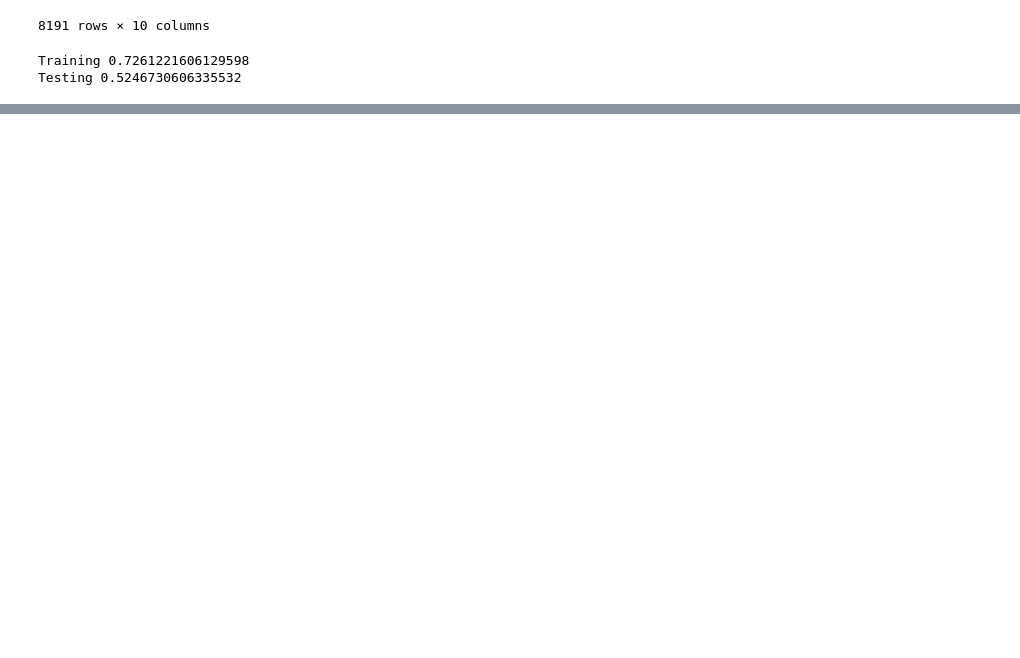
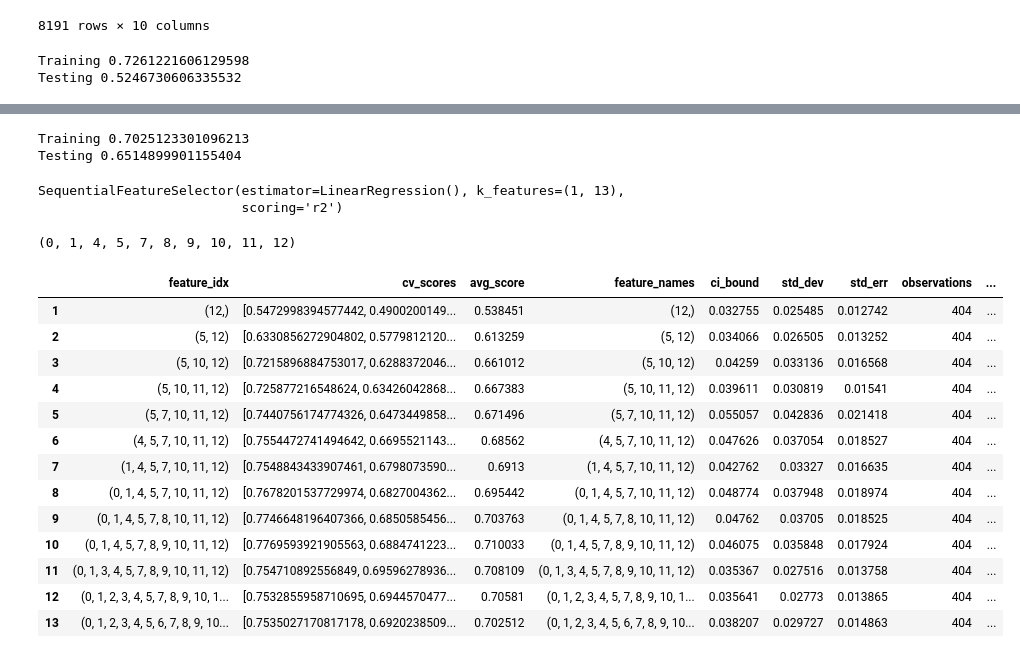
Before and after one commit to Apurba1903/Machine_Learning, a Jupyter notebook: Feature Selection/wrapper-method.ipynb, the cells around one changed output, grey strips where cells are left out. Cells and saved outputs as stored; diff of their text form; code cells hidden in the pictures; blank space fills up the shorter version.

```diff
--- a/Feature Selection/wrapper-method.ipynb
+++ b/Feature Selection/wrapper-method.ipynb
@@ -206,0 +333,45 @@ Testing 0.5246730606335532
+# %%
+model = LinearRegression()
+
+print('Training', np.mean(cross_val_score(model, X_train, y_train, cv=5, scoring='r2')))
+print('Testing', np.mean(cross_val_score(model, X_test, y_test, cv=5, scoring='r2')))
+# %% [output]
+Training 0.7025123301096213
+Testing 0.6514899901155404
+# %%
+lr = LinearRegression()
+
+# Performing Forward Selection
+sfs = SFS(lr, k_features='best', forward=True, floating=False, scoring='r2', cv=5)
+
+sfs.fit(X_train, y_train)
+# %% [output]
+SequentialFeatureSelector(estimator=LinearRegression(), k_features=(1, 13),
+                          scoring='r2')
+# %%
+sfs.k_feature_idx_
+# %% [output]
+(0, 1, 4, 5, 7, 8, 9, 10, 11, 12)
+# %%
+metric_df = pd.DataFrame.from_dict(sfs.get_metric_dict()).T
+
+metric_df['observations'] = 404
+metric_df['num_features'] = metric_df['feature_idx'].apply(lambda x:len(x))
+metric_df['adjusted_r2'] = adjusted_r2(metric_df['avg_score'], metric_df['observations'], metric_df['num_features'])
+
+metric_df
+# %% [output]
+|  | feature_idx | cv_scores | avg_score | feature_names | ci_bound | std_dev | std_err | observations | ... |
+| 1 | (12,) | [0.5472998394577442, 0.4900200149... | 0.538451 | (12,) | 0.032755 | 0.025485 | 0.012742 | 404 | ... |
+| 2 | (5, 12) | [0.6330856272904802, 0.5779812120... | 0.613259 | (5, 12) | 0.034066 | 0.026505 | 0.013252 | 404 | ... |
+| 3 | (5, 10, 12) | [0.7215896884753017, 0.6288372046... | 0.661012 | (5, 10, 12) | 0.04259 | 0.033136 | 0.016568 | 404 | ... |
+| 4 | (5, 10, 11, 12) | [0.725877216548624, 0.63426042868... | 0.667383 | (5, 10, 11, 12) | 0.039611 | 0.030819 | 0.01541 | 404 | ... |
+| 5 | (5, 7, 10, 11, 12) | [0.7440756174774326, 0.6473449858... | 0.671496 | (5, 7, 10, 11, 12) | 0.055057 | 0.042836 | 0.021418 | 404 | ... |
+| 6 | (4, 5, 7, 10, 11, 12) | [0.7554472741494642, 0.6695521143... | 0.68562 | (4, 5, 7, 10, 11, 12) | 0.047626 | 0.037054 | 0.018527 | 404 | ... |
+| 7 | (1, 4, 5, 7, 10, 11, 12) | [0.7548843433907461, 0.6798073590... | 0.6913 | (1, 4, 5, 7, 10, 11, 12) | 0.042762 | 0.03327 | 0.016635 | 404 | ... |
+| 8 | (0, 1, 4, 5, 7, 10, 11, 12) | [0.7678201537729974, 0.6827004362... | 0.695442 | (0, 1, 4, 5, 7, 10, 11, 12) | 0.048774 | 0.037948 | 0.018974 | 404 | ... |
+| 9 | (0, 1, 4, 5, 7, 8, 10, 11, 12) | [0.7746648196407366, 0.6850585456... | 0.703763 | (0, 1, 4, 5, 7, 8, 10, 11, 12) | 0.04762 | 0.03705 | 0.018525 | 404 | ... |
+| 10 | (0, 1, 4, 5, 7, 8, 9, 10, 11, 12) | [0.7769593921905563, 0.6884741223... | 0.710033 | (0, 1, 4, 5, 7, 8, 9, 10, 11, 12) | 0.046075 | 0.035848 | 0.017924 | 404 | ... |
+| 11 | (0, 1, 3, 4, 5, 7, 8, 9, 10, 11, 12) | [0.754710892556849, 0.69596278936... | 0.708109 | (0, 1, 3, 4, 5, 7, 8, 9, 10, 11, 12) | 0.035367 | 0.027516 | 0.013758 | 404 | ... |
+| 12 | (0, 1, 2, 3, 4, 5, 7, 8, 9, 10, 1... | [0.7532855958710695, 0.6944570477... | 0.70581 | (0, 1, 2, 3, 4, 5, 7, 8, 9, 10, 1... | 0.035641 | 0.02773 | 0.013865 | 404 | ... |
+| 13 | (0, 1, 2, 3, 4, 5, 6, 7, 8, 9, 10... | [0.7535027170817178, 0.6920238509... | 0.702512 | (0, 1, 2, 3, 4, 5, 6, 7, 8, 9, 10... | 0.038207 | 0.029727 | 0.014863 | 404 | ... |
```
Also changed, not shown: parts of 21 cells of this notebook.
